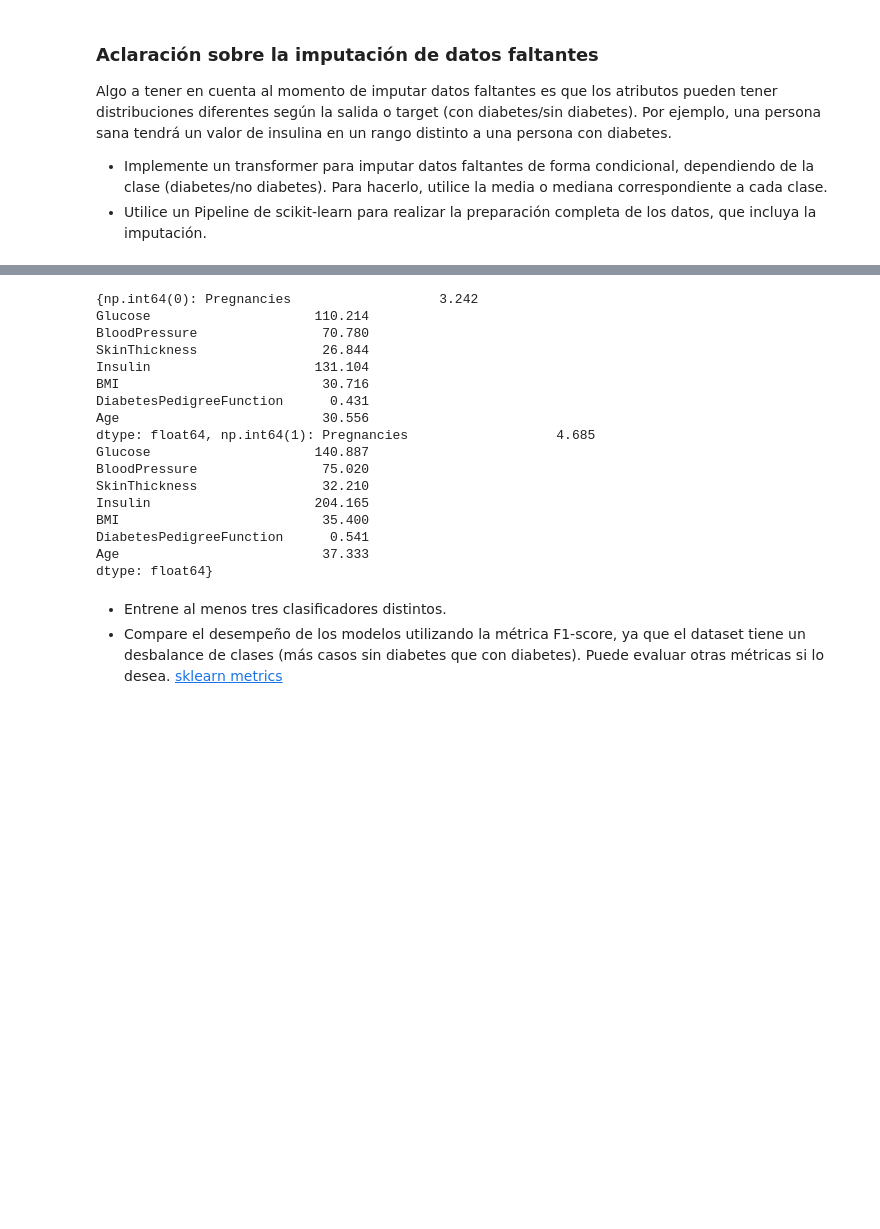
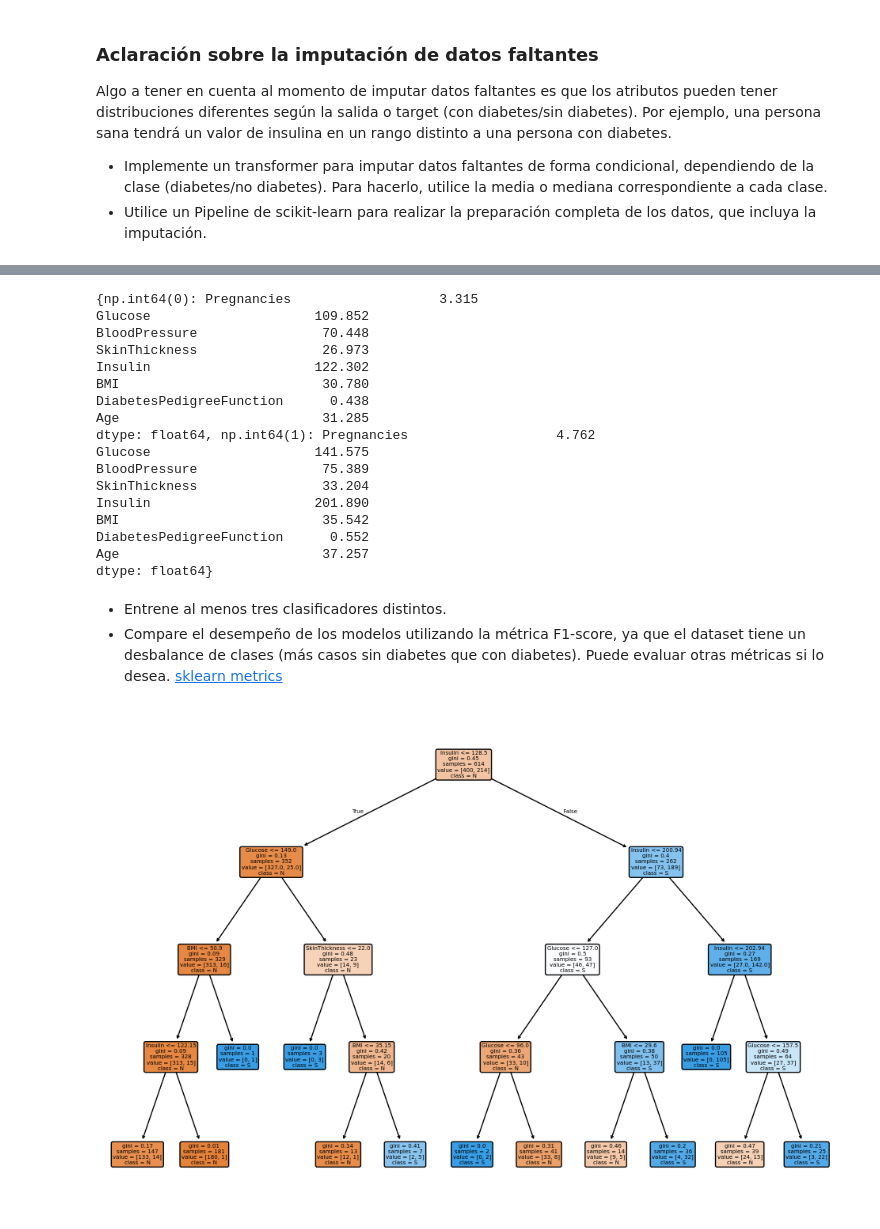
Before and after one commit to axelescalante0/Aprendizaje-Maquinal, a Jupyter notebook: Scrips/Clustering/dataset_diabetes.ipynb, the cells around one changed output, grey strips where cells are left out. Drawn from its saved outputs; the diff is of its cells as text; code cells hidden in the pictures; blank space fills up the shorter version.

Commit message:
Pipelines: Clasificadores Decision Tree and SVM

```diff
--- a/Scrips/Clustering/dataset_diabetes.ipynb
+++ b/Scrips/Clustering/dataset_diabetes.ipynb
@@ -177,7 +177,7 @@ class ConditionalImputer(BaseEstimator, TransformerMixin): #Clase para imputar v
     def mostrar (self):
         print(self.statistics_)
 
-    def transform(self, X, y=None): #Metodo para transformar los datos
+    def transform(self, X): #Metodo para transformar los datos
         X_transformed = X.copy() #Copia de los datos
         for cls, stats in self.statistics_.items(): #Iteramos sobre las clases y las estadisticas
             mask = (y == cls)
@@ -192,11 +192,11 @@ pipeline = Pipeline([
     ('imputer', ConditionalImputer(strategy='mean'))
 ])
 
-X_train, X_test, y_train, y_test = train_test_split(X, y, test_size=0.2, random_state=42)
+X_train, X_test, y_train, y_test = train_test_split(X, y, test_size=0.2, random_state=42, stratify=y)
 
 pipeline.fit(X_train, y_train)
-X_train_transformed = pipeline.named_steps['imputer'].transform(X_train, y_train)
-X_test_transformed = pipeline.named_steps['imputer'].transform(X_test, y_test)
+X_train_transformed = pipeline.transform(X_train)
+X_test_transformed = pipeline.transform(X_test)
 
 print("Datos de entrenamiento transformados:")
 print(X_train_transformed)
@@ -223,24 +223,39 @@ Datos de entrenamiento transformados:
 # %%
 pipeline.named_steps['imputer'].mostrar()
 # %% [output]
-{np.int64(0): Pregnancies                   3.242
-Glucose                     110.214
-BloodPressure                70.780
-SkinThickness                26.844
-Insulin                     131.104
-BMI                          30.716
-DiabetesPedigreeFunction      0.431
-Age                          30.556
-dtype: float64, np.int64(1): Pregnancies                   4.685
-Glucose                     140.887
-BloodPressure                75.020
-SkinThickness                32.210
-Insulin                     204.165
-BMI                          35.400
-DiabetesPedigreeFunction      0.541
-Age                          37.333
+{np.int64(0): Pregnancies                   3.315
+Glucose                     109.852
+BloodPressure                70.448
+SkinThickness                26.973
+Insulin                     122.302
+BMI                          30.780
+DiabetesPedigreeFunction      0.438
+Age                          31.285
+dtype: float64, np.int64(1): Pregnancies                   4.762
+Glucose                     141.575
+BloodPressure                75.389
+SkinThickness                33.204
+Insulin                     201.890
+BMI                          35.542
+DiabetesPedigreeFunction      0.552
+Age                          37.257
 dtype: float64}
 # %% [markdown]
 
 - Entrene al menos tres clasificadores distintos.
 - Compare el desempeño de los modelos utilizando la métrica F1-score, ya que el dataset tiene un desbalance de clases (más casos sin diabetes que con diabetes). Puede evaluar otras métricas si lo desea. [sklearn metrics](https://scikit-learn.org/stable/modules/model_evaluation.html)
+# %%
+#arbol de decision
+from sklearn.tree import DecisionTreeClassifier
+from sklearn.metrics import accuracy_score
+from sklearn.tree import DecisionTreeClassifier, plot_tree
+from sklearn.metrics import f1_score
+
+arbol = DecisionTreeClassifier(random_state=42, max_depth=4)
+arbol.fit(X_train_transformed, y_train)
+
+plt.figure(figsize=(12,8))
+plot_tree(arbol, filled=True, feature_names=X.columns, class_names=['N', 'S'], rounded=True, proportion=False, precision=2)
+plt.show()
+# %% [output]
+[figure, added]
```
Also changed, not shown: parts of 3 cells of this notebook.
